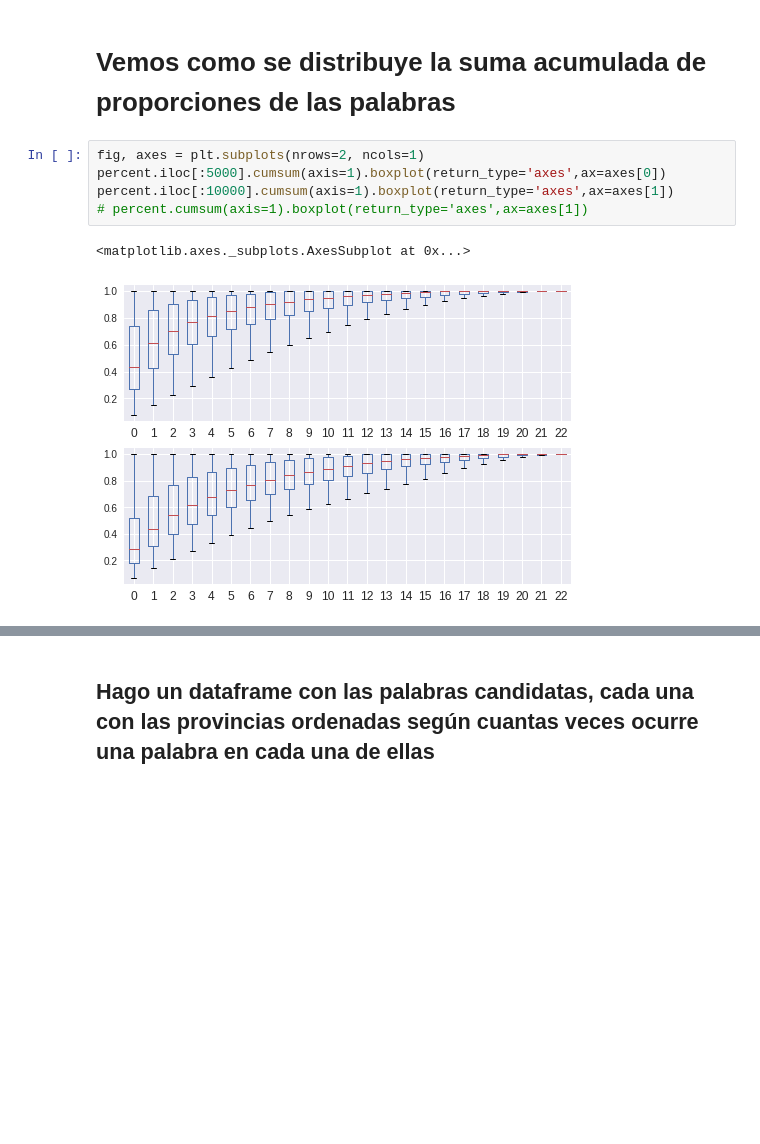
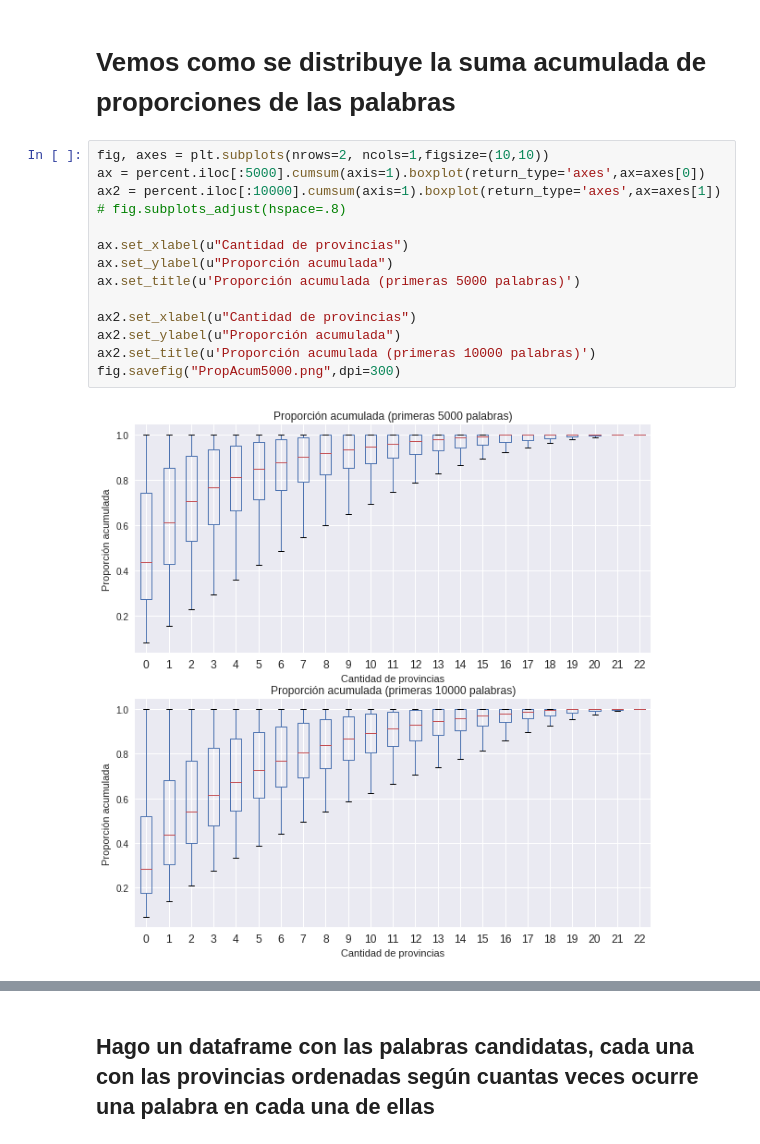
Before and after one commit to daleman/tesis, a Jupyter notebook: notebooks/info.ipynb, the cells around one changed output, grey strips where cells are left out. Drawn from its saved outputs; the diff is of its cells as text; blank space fills up the shorter version.

```diff
--- a/notebooks/info.ipynb
+++ b/notebooks/info.ipynb
@@ -211,13 +174,21 @@ dfAcum.plot()
 # %% [markdown]
 # Vemos como se distribuye la suma acumulada de proporciones de las palabras
 # %%
-fig, axes = plt.subplots(nrows=2, ncols=1)
-percent.iloc[:5000].cumsum(axis=1).boxplot(return_type='axes',ax=axes[0])
-percent.iloc[:10000].cumsum(axis=1).boxplot(return_type='axes',ax=axes[1])
-# percent.cumsum(axis=1).boxplot(return_type='axes',ax=axes[1])
+fig, axes = plt.subplots(nrows=2, ncols=1,figsize=(10,10))
+ax = percent.iloc[:5000].cumsum(axis=1).boxplot(return_type='axes',ax=axes[0])
+ax2 = percent.iloc[:10000].cumsum(axis=1).boxplot(return_type='axes',ax=axes[1])
+# fig.subplots_adjust(hspace=.8)
+
+ax.set_xlabel(u"Cantidad de provincias")
+ax.set_ylabel(u"Proporción acumulada")
+ax.set_title(u'Proporción acumulada (primeras 5000 palabras)')
+
+ax2.set_xlabel(u"Cantidad de provincias")
+ax2.set_ylabel(u"Proporción acumulada")
+ax2.set_title(u'Proporción acumulada (primeras 10000 palabras)')
+fig.savefig("PropAcum5000.png",dpi=300)
 # %% [output]
-<matplotlib.axes._subplots.AxesSubplot at 0x...>
-[figure, old version]
+[figure, new version]
 # %%
 regiones = pd.DataFrame()
 regiones = percent.cumsum(axis=1)
```
Also changed, not shown: parts of 46 cells of this notebook.
